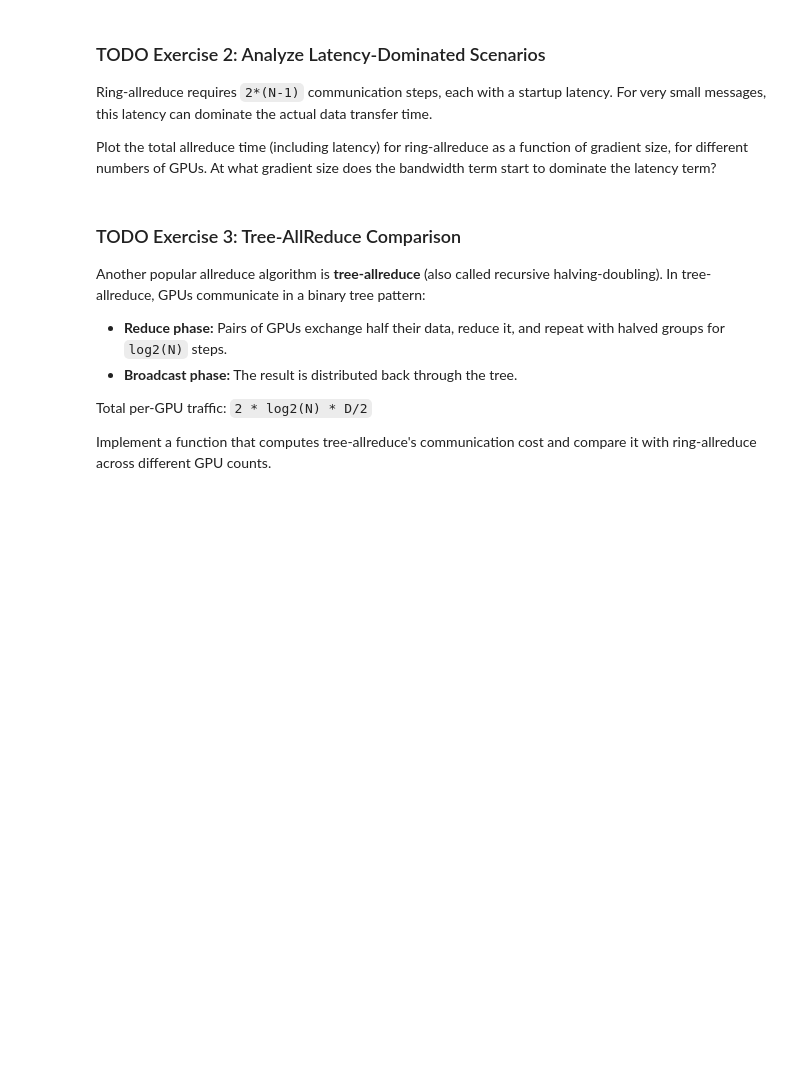
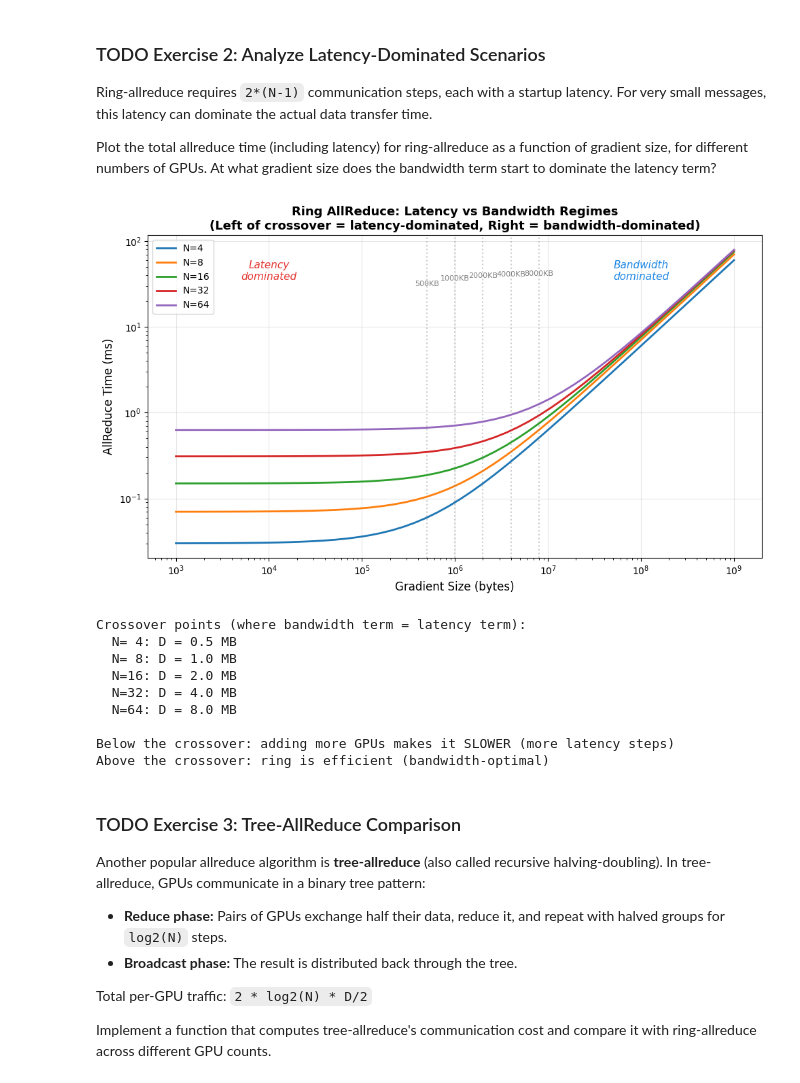
Before and after one commit to Krish-Mahajan/5DParallelismFromScratch, a Jupyter notebook: CommunicationAndProfiling/01_ring_allreduce_simulation.ipynb, the cells around one changed output. Cells and saved outputs as stored; diff of their text form; code cells hidden in the pictures; blank space fills up the shorter version.

```diff
--- a/CommunicationAndProfiling/01_ring_allreduce_simulation.ipynb
+++ b/CommunicationAndProfiling/01_ring_allreduce_simulation.ipynb
@@ -1000,3 +817,60 @@ else:
+# %%
+bandwidth_bps = 25e9  # 25 GB/s
+latency_s = 5e-6      # 5 microseconds
+
+grad_sizes = np.logspace(3, 9, 50)  # 1KB to 1GB
+gpu_counts_ex = [4, 8, 16, 32, 64]
+
+fig, ax = plt.subplots(figsize=(10, 6))
+
+for N in gpu_counts_ex:
+    # Ring time = 2*(N-1) * (D/(N*B) + L)
+    times_ms = [2 * (N - 1) * (D / (N * bandwidth_bps) + latency_s) * 1000
+                for D in grad_sizes]
+    ax.loglog(grad_sizes, times_ms, linewidth=2, label=f'N={N}')
+
+    # Crossover: D/(N*B) = L → D = N * B * L
+    crossover = N * bandwidth_bps * latency_s
+    ax.axvline(x=crossover, linestyle=':', alpha=0.4, color='gray')
+    ax.text(crossover, max(times_ms) * 0.5, f'{crossover/1e3:.0f}KB',
+            fontsize=8, ha='center', color='gray')
+
+ax.set_xlabel('Gradient Size (bytes)', fontsize=12)
+ax.set_ylabel('AllReduce Time (ms)', fontsize=12)
+ax.set_title('Ring AllReduce: Latency vs Bandwidth Regimes\n'
+            '(Left of crossover = latency-dominated, Right = bandwidth-dominated)',
+            fontsize=13, fontweight='bold')
+ax.legend(fontsize=10)
+ax.grid(True, alpha=0.3)
+
+# Annotate regions
+ax.text(1e4, ax.get_ylim()[1] * 0.3, 'Latency\ndominated',
+        fontsize=11, ha='center', color='#E53935', fontstyle='italic')
+ax.text(1e8, ax.get_ylim()[1] * 0.3, 'Bandwidth\ndominated',
+        fontsize=11, ha='center', color='#1E88E5', fontstyle='italic')
+
+plt.tight_layout()
+plt.show()
+
+# Print crossover points
+print("Crossover points (where bandwidth term = latency term):")
+for N in gpu_counts_ex:
+    crossover = N * bandwidth_bps * latency_s
+    print(f"  N={N:>2}: D = {crossover/1e6:.1f} MB")
+
+print("\nBelow the crossover: adding more GPUs makes it SLOWER (more latency steps)")
+print("Above the crossover: ring is efficient (bandwidth-optimal)")
+# %% [output]
+[figure, added]
+Crossover points (where bandwidth term = latency term):
+  N= 4: D = 0.5 MB
+  N= 8: D = 1.0 MB
+  N=16: D = 2.0 MB
+  N=32: D = 4.0 MB
+  N=64: D = 8.0 MB
+
+Below the crossover: adding more GPUs makes it SLOWER (more latency steps)
+Above the crossover: ring is efficient (bandwidth-optimal)
 # %%
 print("TODO: Implement the latency vs bandwidth analysis")
 print("Hint: Use the formula T = 2*(N-1) * (D/(N*B) + L)")
```
Also changed, not shown: parts of 49 cells of this notebook, 1 other file.
